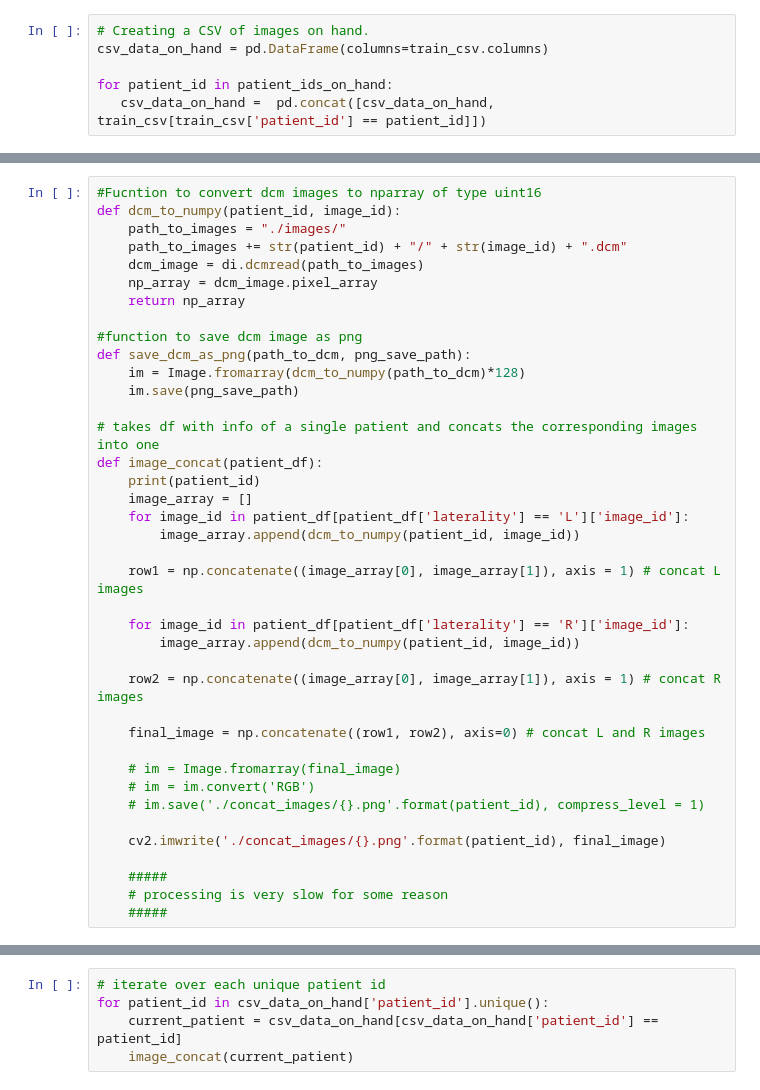
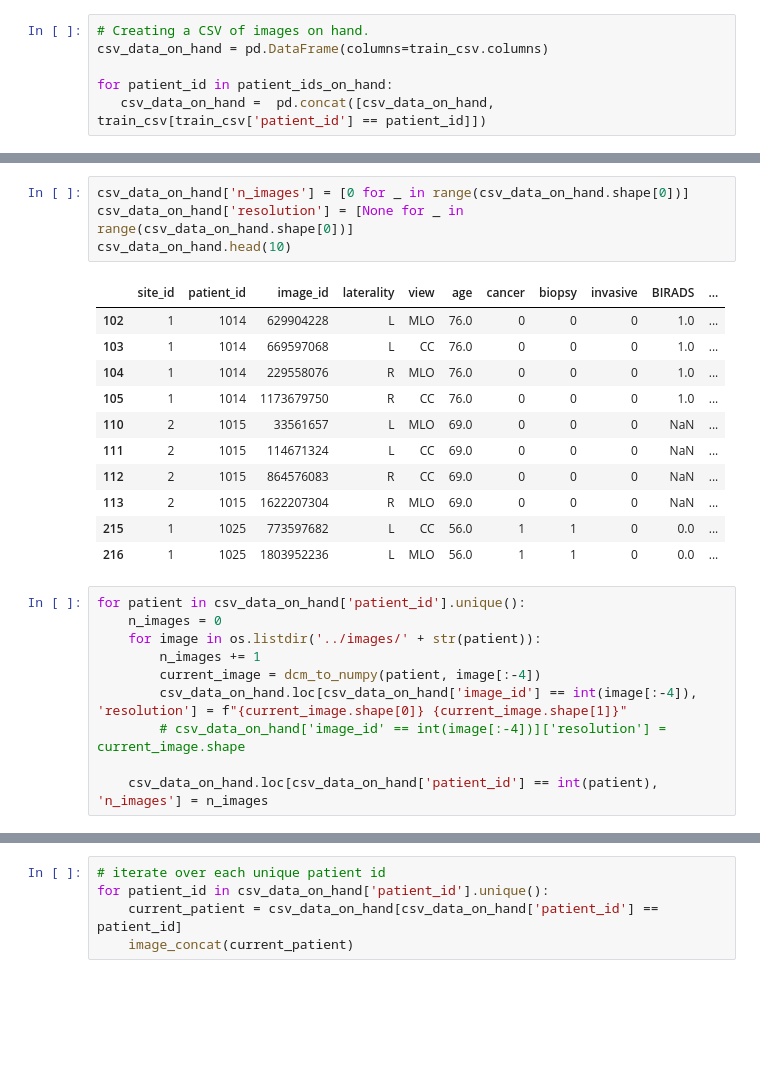
Before and after one commit to AnveshakR/Breast-Cancer-Prediction, a Jupyter notebook: notebooks/data_processing.ipynb, the cells around one changed output, grey strips where cells are left out. Drawn from its saved outputs; the diff is of its cells as text; blank space fills up the shorter version.

```diff
--- a/notebooks/data_processing.ipynb
+++ b/notebooks/data_processing.ipynb
@@ -41,39 +139,26 @@ csv_data_on_hand["cancer"].value_counts()
-# %%
-#Fucntion to convert dcm images to nparray of type uint16
-def dcm_to_numpy(patient_id, image_id):
-    path_to_images = "./images/"
-    path_to_images += str(patient_id) + "/" + str(image_id) + ".dcm"
-    dcm_image = di.dcmread(path_to_images)
-    np_array = dcm_image.pixel_array
-    return np_array
-
-#function to save dcm image as png
-def save_dcm_as_png(path_to_dcm, png_save_path):
-    im = Image.fromarray(dcm_to_numpy(path_to_dcm)*128)
-    im.save(png_save_path)
-
-# takes df with info of a single patient and concats the corresponding images into one
-def image_concat(patient_df):
-    print(patient_id)
-    image_array = []
-    for image_id in patient_df[patient_df['laterality'] == 'L']['image_id']:
-        image_array.append(dcm_to_numpy(patient_id, image_id))
-
-    row1 = np.concatenate((image_array[0], image_array[1]), axis = 1) # concat L images
-
-    for image_id in patient_df[patient_df['laterality'] == 'R']['image_id']:
-        image_array.append(dcm_to_numpy(patient_id, image_id))
-
-    row2 = np.concatenate((image_array[0], image_array[1]), axis = 1) # concat R images
-
-    final_image = np.concatenate((row1, row2), axis=0) # concat L and R images
-
-    # im = Image.fromarray(final_image)
-    # im = im.convert('RGB')
-    # im.save('./concat_images/{}.png'.format(patient_id), compress_level = 1)
-
-    cv2.imwrite('./concat_images/{}.png'.format(patient_id), final_image)
-
-    #####
-    # processing is very slow for some reason
-    #####
+# %%
+csv_data_on_hand['n_images'] = [0 for _ in range(csv_data_on_hand.shape[0])]
+csv_data_on_hand['resolution'] = [None for _ in range(csv_data_on_hand.shape[0])]
+csv_data_on_hand.head(10)
+# %% [output]
+|  | site_id | patient_id | image_id | laterality | view | age | cancer | biopsy | invasive | BIRADS | ... |
+| 102 | 1 | 1014 | 629904228 | L | MLO | 76.0 | 0 | 0 | 0 | 1.0 | ... |
+| 103 | 1 | 1014 | 669597068 | L | CC | 76.0 | 0 | 0 | 0 | 1.0 | ... |
+| 104 | 1 | 1014 | 229558076 | R | MLO | 76.0 | 0 | 0 | 0 | 1.0 | ... |
+| 105 | 1 | 1014 | 1173679750 | R | CC | 76.0 | 0 | 0 | 0 | 1.0 | ... |
+| 110 | 2 | 1015 | 33561657 | L | MLO | 69.0 | 0 | 0 | 0 | NaN | ... |
+| 111 | 2 | 1015 | 114671324 | L | CC | 69.0 | 0 | 0 | 0 | NaN | ... |
+| 112 | 2 | 1015 | 864576083 | R | CC | 69.0 | 0 | 0 | 0 | NaN | ... |
+| 113 | 2 | 1015 | 1622207304 | R | MLO | 69.0 | 0 | 0 | 0 | NaN | ... |
+| 215 | 1 | 1025 | 773597682 | L | CC | 56.0 | 1 | 1 | 0 | 0.0 | ... |
+| 216 | 1 | 1025 | 1803952236 | L | MLO | 56.0 | 1 | 1 | 0 | 0.0 | ... |
+# %%
+for patient in csv_data_on_hand['patient_id'].unique():
+    n_images = 0
+    for image in os.listdir('../images/' + str(patient)):
+        n_images += 1
+        current_image = dcm_to_numpy(patient, image[:-4])
+        csv_data_on_hand.loc[csv_data_on_hand['image_id'] == int(image[:-4]), 'resolution'] = f"{current_image.shape[0]} {current_image.shape[1]}"
+        # csv_data_on_hand['image_id' == int(image[:-4])]['resolution'] = current_image.shape
+
+    csv_data_on_hand.loc[csv_data_on_hand['patient_id'] == int(patient), 'n_images'] = n_images
```
Also changed, not shown: parts of 11 cells of this notebook, 1 other file.
